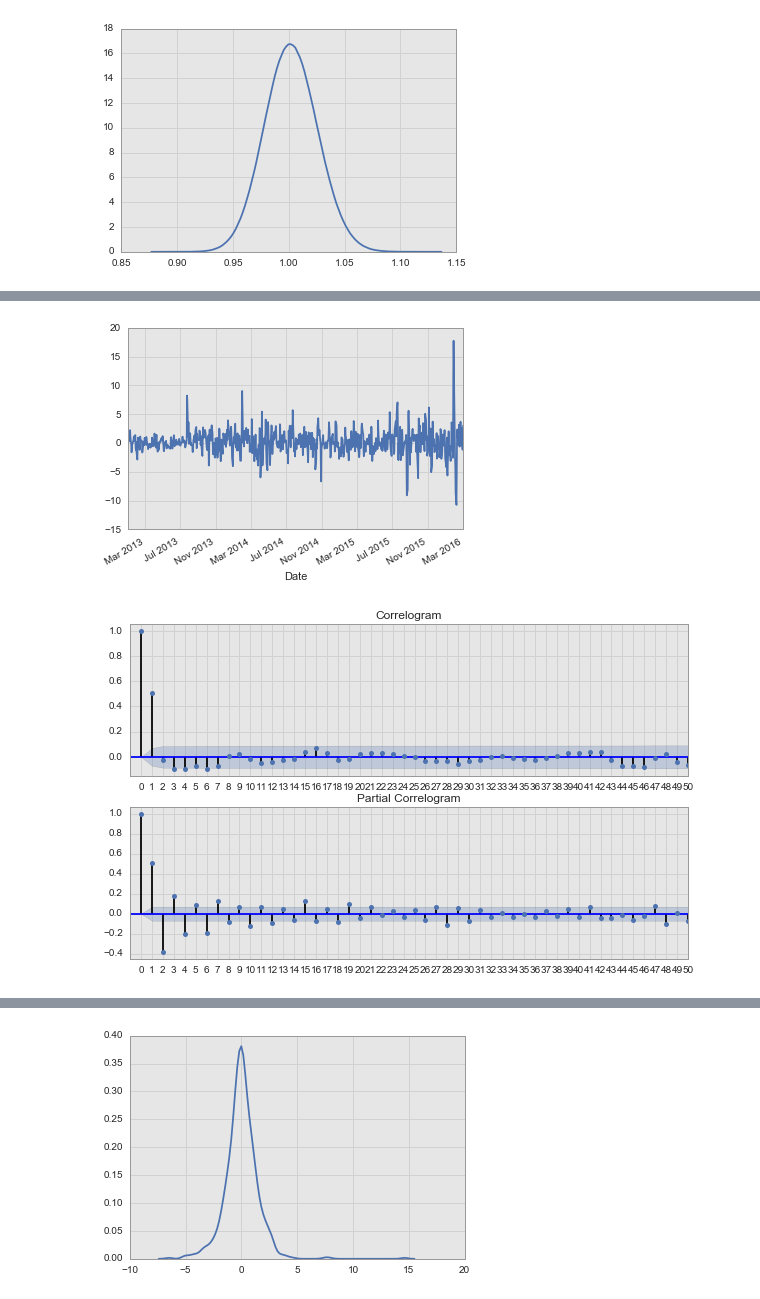
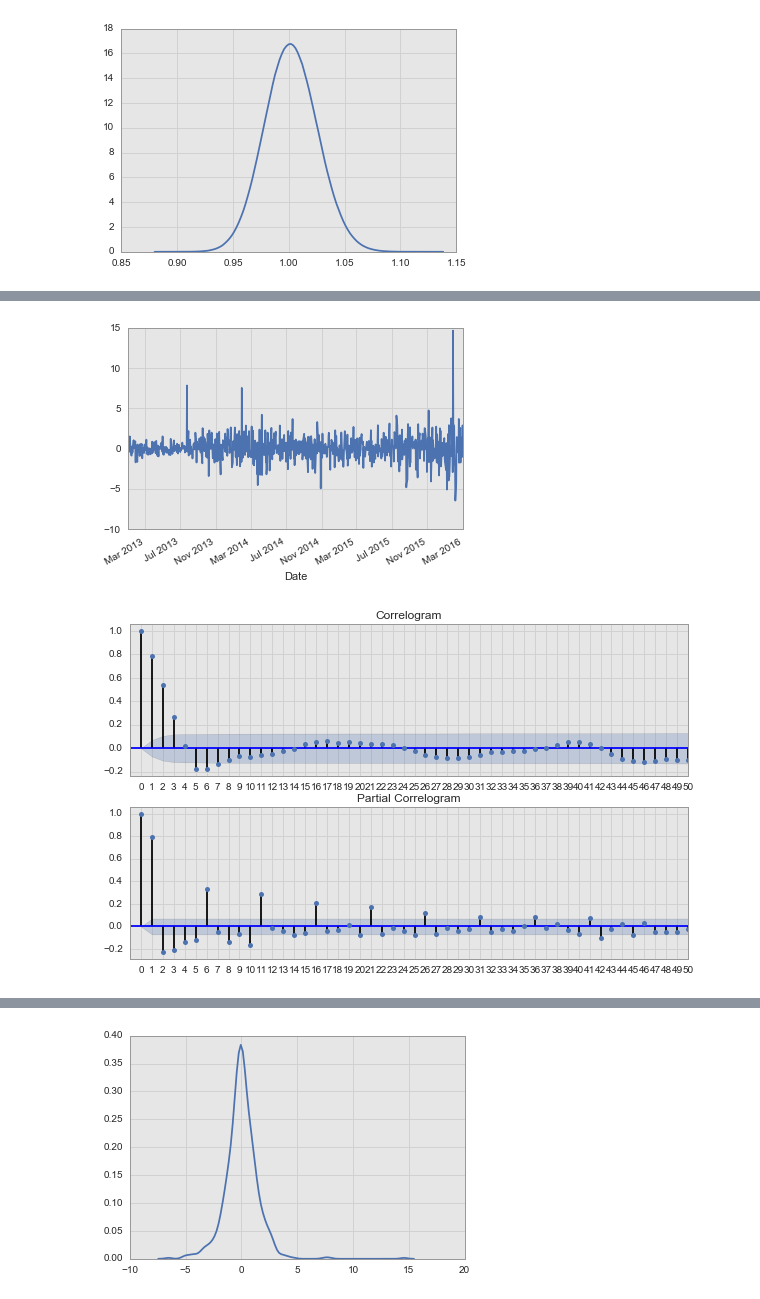
Before and after one commit to bbahmany/quant-finance, a Jupyter notebook: forcasting.ipynb, the cells around one changed output, grey strips where cells are left out. Cells and saved outputs as stored; diff of their text form; code cells hidden in the pictures.

```diff
--- a/forcasting.ipynb
+++ b/forcasting.ipynb
@@ -139,11 +153,11 @@ def plot_correlograms(series, limit=50):
 
 #     return ma
 # %%
-basket.FB.diff(2).dropna().plot();
+basket.FB.diff(1).dropna().plot();
 # %% [output]
-[figure, old version]
+[figure, new version]
 # %%
-plot_correlograms(basket.FB.diff(2).dropna());
+plot_correlograms(basket.FB.diff(1).dropna());
 # %% [output]
-[figure, old version]
+[figure, new version]
 # %%
```
Also changed, not shown: parts of 13 cells of this notebook.
